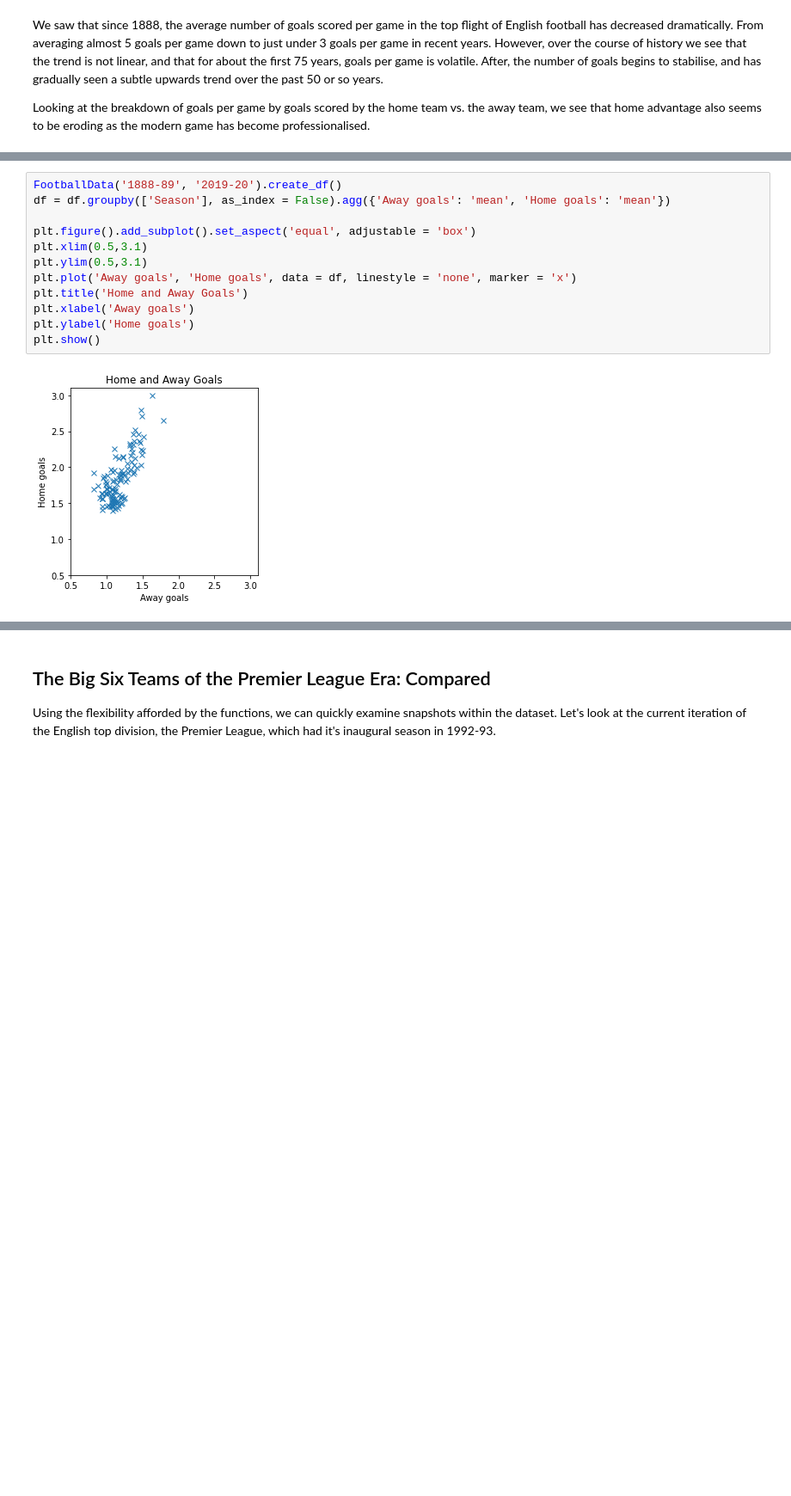
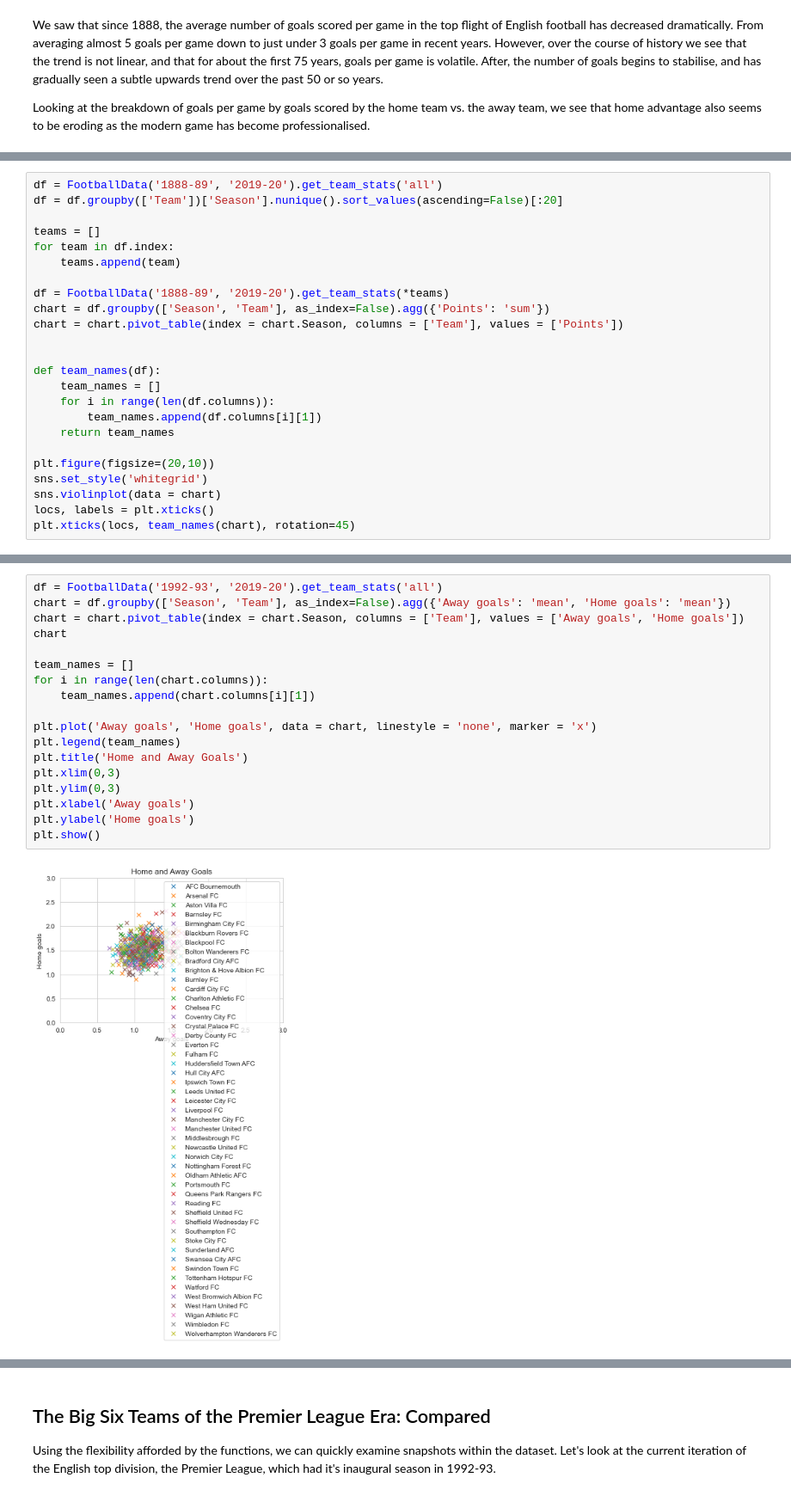
Before and after one commit to bw20/Data_insights, a Jupyter notebook: Football_analysis.ipynb, the cells around one changed output, grey strips where cells are left out. Shown at 86% size. Drawn from its saved outputs; the diff is of its cells as text; blank space fills up the shorter version.

```diff
--- a/Football_analysis.ipynb
+++ b/Football_analysis.ipynb
@@ -476,0 +509,24 @@ Looking at the breakdown of goals per game by goals scored by the home team vs.
+# %%
+df = FootballData('1888-89', '2019-20').get_team_stats('all')
+df = df.groupby(['Team'])['Season'].nunique().sort_values(ascending=False)[:20]
+
+teams = []
+for team in df.index:
+    teams.append(team)
+
+df = FootballData('1888-89', '2019-20').get_team_stats(*teams)
+chart = df.groupby(['Season', 'Team'], as_index=False).agg({'Points': 'sum'})
+chart = chart.pivot_table(index = chart.Season, columns = ['Team'], values = ['Points'])
+
+
+def team_names(df):
+    team_names = []
+    for i in range(len(df.columns)):
+        team_names.append(df.columns[i][1])
+    return team_names
+
+plt.figure(figsize=(20,10))
+sns.set_style('whitegrid')
+sns.violinplot(data = chart)
+locs, labels = plt.xticks()
+plt.xticks(locs, team_names(chart), rotation=45)
@@ -477,14 +552,20 @@ Looking at the breakdown of goals per game by goals scored by the home team vs.
 # %%
-FootballData('1888-89', '2019-20').create_df()
-df = df.groupby(['Season'], as_index = False).agg({'Away goals': 'mean', 'Home goals': 'mean'})
+df = FootballData('1992-93', '2019-20').get_team_stats('all')
+chart = df.groupby(['Season', 'Team'], as_index=False).agg({'Away goals': 'mean', 'Home goals': 'mean'})
+chart = chart.pivot_table(index = chart.Season, columns = ['Team'], values = ['Away goals', 'Home goals'])
+chart
 
-plt.figure().add_subplot().set_aspect('equal', adjustable = 'box')
-plt.xlim(0.5,3.1)
-plt.ylim(0.5,3.1)
-plt.plot('Away goals', 'Home goals', data = df, linestyle = 'none', marker = 'x')
+team_names = []
+for i in range(len(chart.columns)):
+    team_names.append(chart.columns[i][1])
+
+plt.plot('Away goals', 'Home goals', data = chart, linestyle = 'none', marker = 'x')
+plt.legend(team_names)
 plt.title('Home and Away Goals')
+plt.xlim(0,3)
+plt.ylim(0,3)
 plt.xlabel('Away goals')
 plt.ylabel('Home goals')
 plt.show()
 # %% [output]
-[figure, old version]
+[figure, new version]
```
Also changed, not shown: parts of 22 cells of this notebook.
